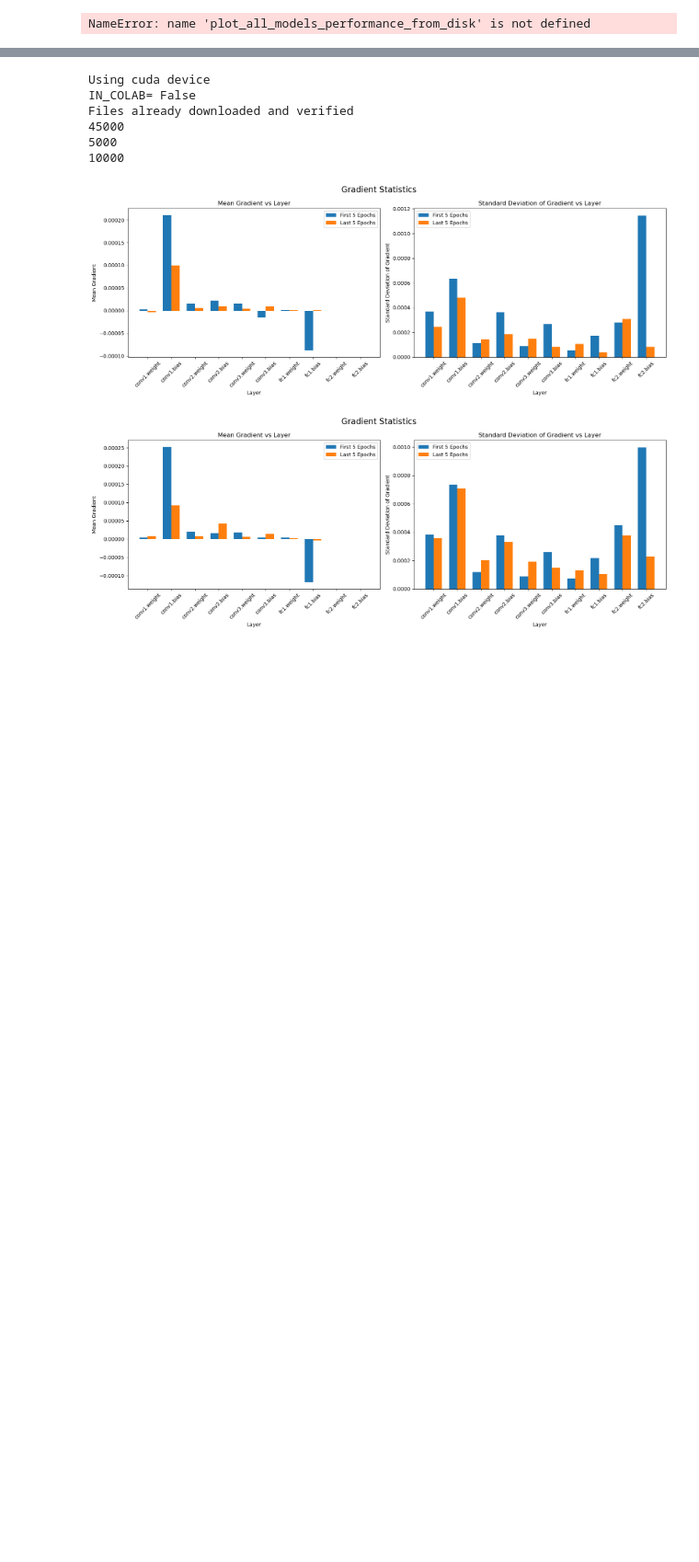
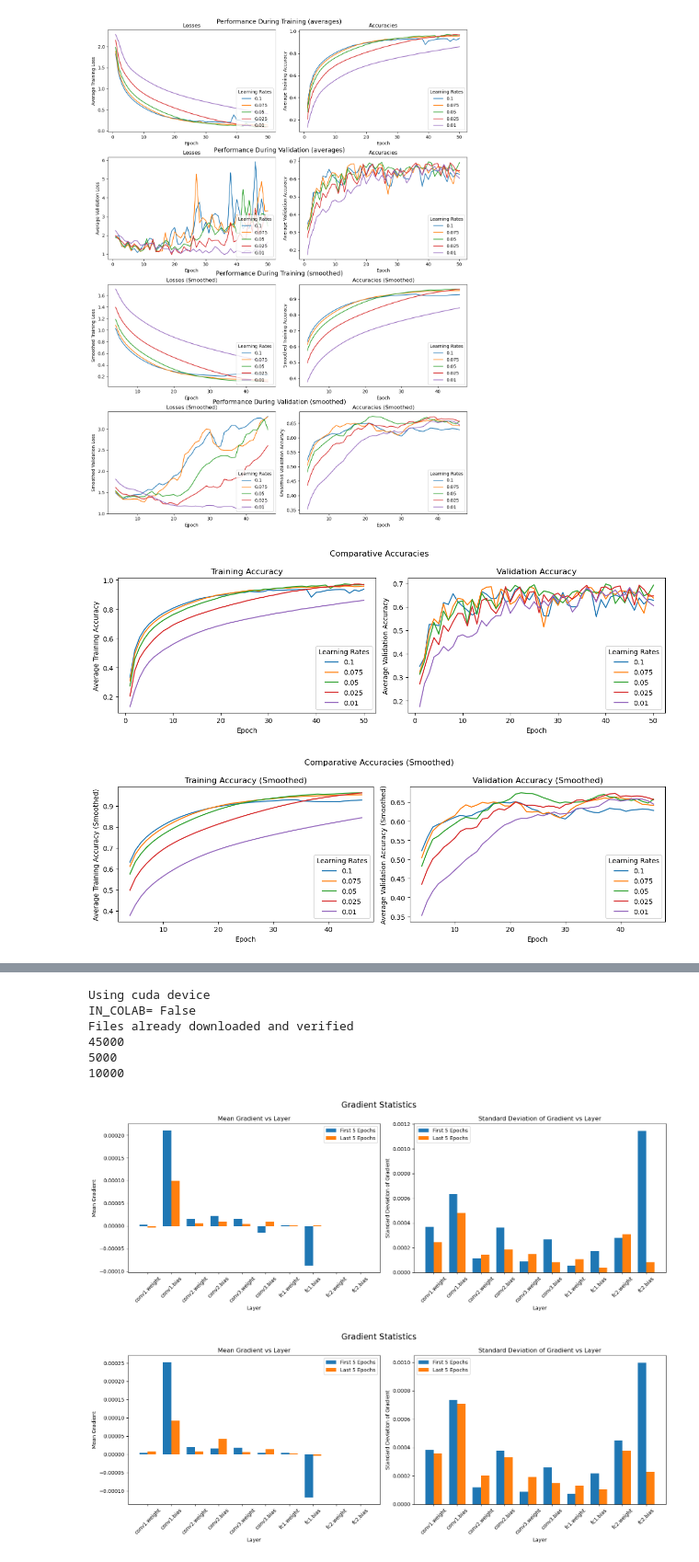
Before and after one commit to raymondfdavey/MSc_2024_NN_ASSESSMENT, a Jupyter notebook: plotting_for_figures.ipynb, the cells around one changed output, grey strips where cells are left out. Shown at 92% size. Saved outputs shown, nothing was run; the diff lists cells and outputs as text; code cells hidden in the pictures; blank space fills up the shorter version.

```diff
--- a/plotting_for_figures.ipynb
+++ b/plotting_for_figures.ipynb
@@ -3,13 +3,15 @@ from utils import plot_adjusting_lr, display_accuracy_heatmap, plot_single_model
 # %%
 # Diff LR comparisons
 # lr_data = 'run_data\learning_rates\lr_data_50_epochs.json'
-lr_data = 'run_data\learning_rates\C2_lr_data_35_epochs.json'
+lr_data = 'run_data/learning_rates/FINAL.json'
 
-plot_all_models_performance_from_disk(lr_data, enforce_axis=True)
-plot_performance_comparison_from_file(lr_data, enforce_axis=True)
-display_accuracy_heatmap(lr_data)
+# plot_all_models_performance_from_disk(lr_data, enforce_axis=True)
+plot_performance_comparison_from_file(lr_data, enforce_axis=False, smooth_window=8)
+# display_accuracy_heatmap(lr_data)
 # %% [output]
-NameError: name 'plot_all_models_performance_from_disk' is not defined
+[figure, added]
+[figure, added]
+[figure, added]
 # %%
 # LR decay comparison and learning rate
 lr_decay_data = 'run_data\lr_decay\decaying_lr_comparison_data_50_epochs.json'
```
Also changed, not shown: parts of 1 cell of this notebook, 9 other files.
